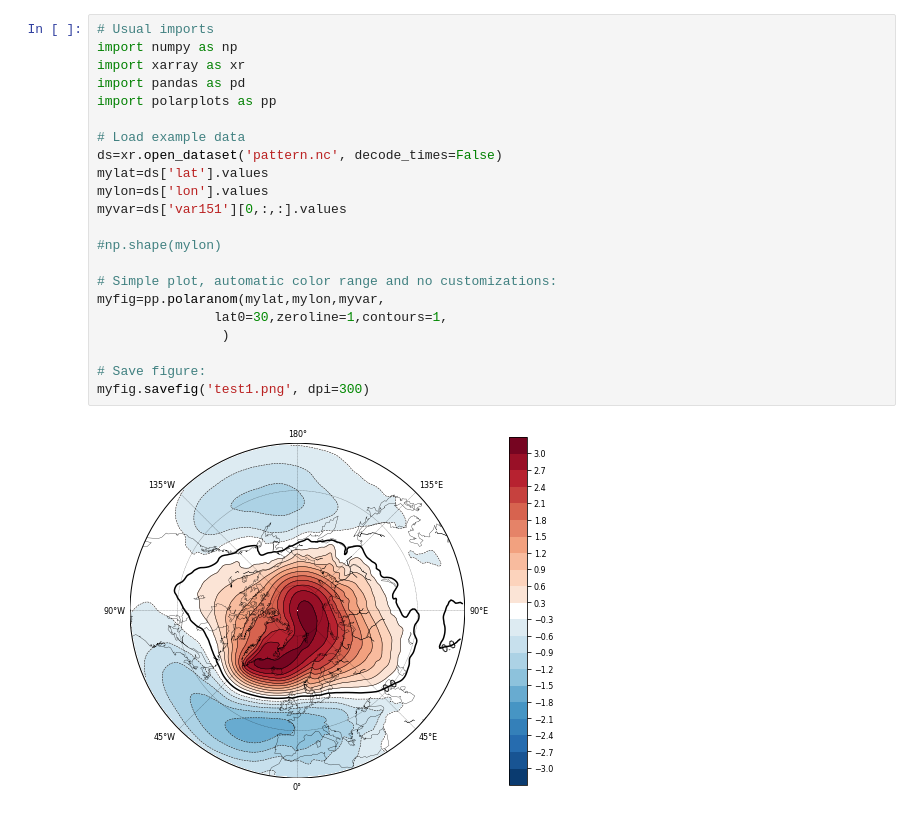
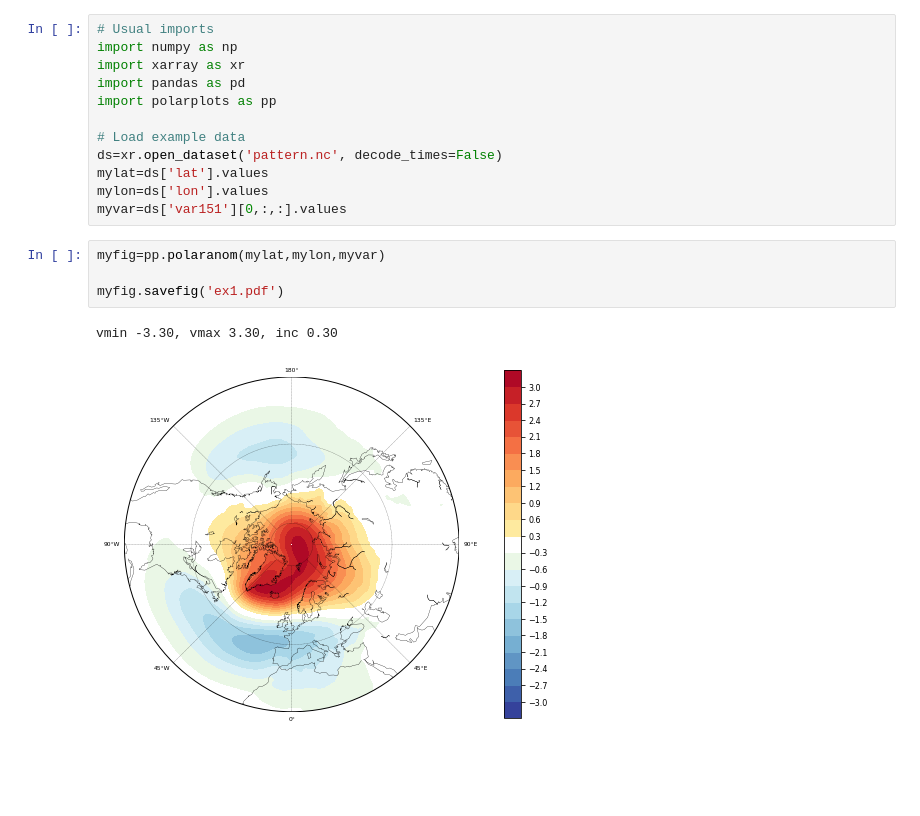
Before and after one commit to davidmnielsen/polarplots, a Jupyter notebook: Example.ipynb, the cells around one changed output. Saved outputs shown, nothing was run; the diff lists cells and outputs as text; blank space fills up the shorter version.

```diff
--- a/Example.ipynb
+++ b/Example.ipynb
@@ -225,15 +10,10 @@ ds=xr.open_dataset('pattern.nc', decode_times=False)
 mylat=ds['lat'].values
 mylon=ds['lon'].values
 myvar=ds['var151'][0,:,:].values
-
-#np.shape(mylon)
-
-# Simple plot, automatic color range and no customizations:
-myfig=pp.polaranom(mylat,mylon,myvar,
-               lat0=30,zeroline=1,contours=1,
-                )
-
-# Save figure:
-myfig.savefig('test1.png', dpi=300)
-# %% [output]
-[figure, removed]
+# %%
+myfig=pp.polaranom(mylat,mylon,myvar)
+
+myfig.savefig('ex1.pdf')
+# %% [output]
+vmin -3.30, vmax 3.30, inc 0.30
+[figure, added]
```
Also changed, not shown: parts of 8 cells of this notebook, 16 other files.
